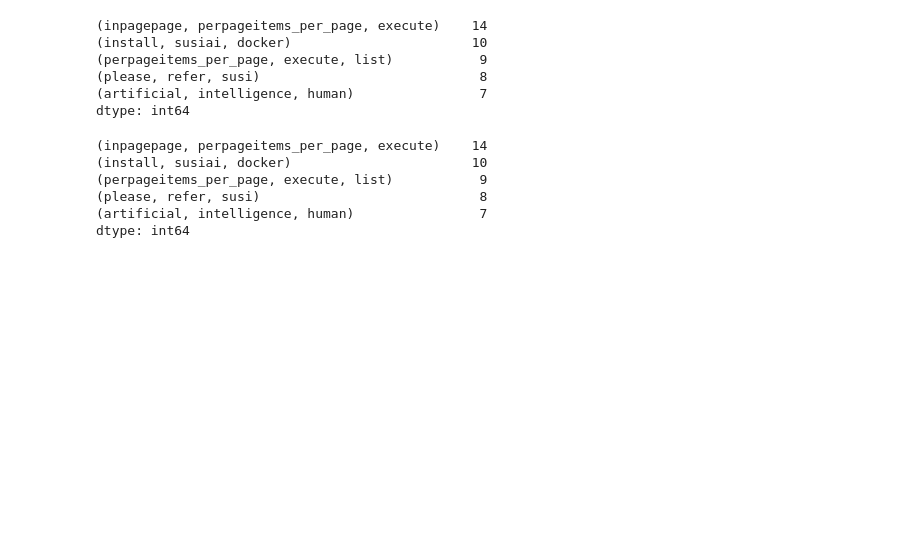
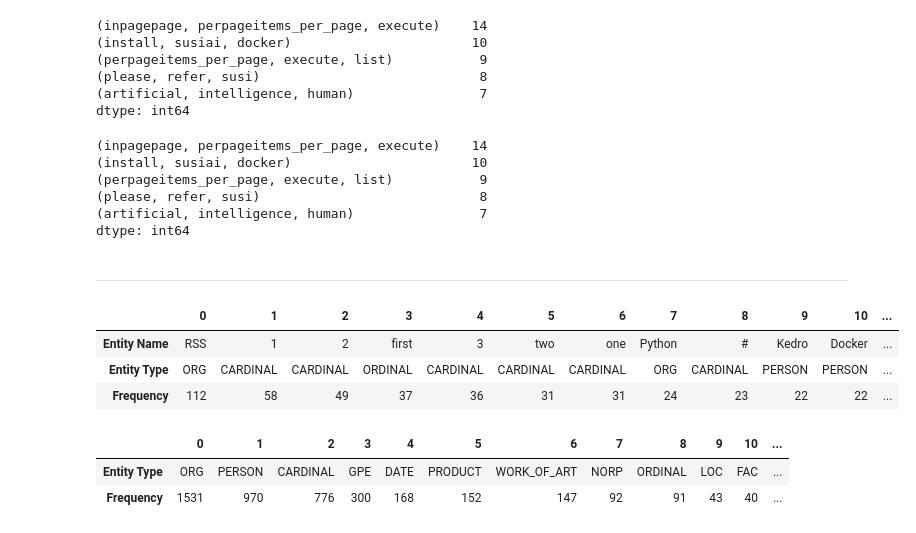
Before and after one commit to NLP-Darden-Project-Team-6/NLP-3, a Jupyter notebook: matt-explore.ipynb, the cells around one changed output. Saved outputs shown, nothing was run; the diff lists cells and outputs as text; code cells hidden in the pictures; blank space fills up the shorter version.

```diff
--- a/matt-explore.ipynb
+++ b/matt-explore.ipynb
@@ -400,3 +400,5 @@ top_20_java_trigrams.head()
 (please, refer, susi)                            8
 (artificial, intelligence, human)                7
 dtype: int64
+# %% [markdown]
+______________________________________________________________________________________________
@@ -402,0 +409,46 @@ dtype: int64
+# %%
+nlp = spacy.load('en_core_web_sm')
+# %%
+#Find the most frequent named entities in the corpus.
+named_entities = []
+for sentence in train.readme:
+    temp_entity_name = ''
+    temp_named_entity = None
+    sentence = nlp(sentence)
+    for word in sentence:
+        term = word.text
+        tag = word.ent_type_
+        if tag:
+            temp_entity_name = ' '.join([temp_entity_name, term]).strip()
+            temp_named_entity = (temp_entity_name, tag)
+        else:
+            if temp_named_entity:
+                named_entities.append(temp_named_entity)
+                temp_entity_name = ''
+                temp_named_entity = None
+
+entity_frame = pd.DataFrame(named_entities,
+                            columns=['Entity Name', 'Entity Type'])
+# %%
+#Transform and aggregate this data frame to find the top occuring entities and types.
+top_entities = (entity_frame.groupby(by=['Entity Name', 'Entity Type'])
+                           .size()
+                           .sort_values(ascending=False)
+                           .reset_index().rename(columns={0 : 'Frequency'}))
+top_entities.T.iloc[:,:15]
+# %% [output]
+|  | 0 | 1 | 2 | 3 | 4 | 5 | 6 | 7 | 8 | 9 | 10 | ... |
+| Entity Name | RSS | 1 | 2 | first | 3 | two | one | Python | # | Kedro | Docker | ... |
+| Entity Type | ORG | CARDINAL | CARDINAL | ORDINAL | CARDINAL | CARDINAL | CARDINAL | ORG | CARDINAL | PERSON | PERSON | ... |
+| Frequency | 112 | 58 | 49 | 37 | 36 | 31 | 31 | 24 | 23 | 22 | 22 | ... |
+# %%
+#Group by the entity types to get a sense of what types of entites occur most in our news corpus.
+top_entities = (entity_frame.groupby(by=['Entity Type'])
+                           .size()
+                           .sort_values(ascending=False)
+                           .reset_index().rename(columns={0 : 'Frequency'}))
+top_entities.T.iloc[:,:15]
+# %% [output]
+|  | 0 | 1 | 2 | 3 | 4 | 5 | 6 | 7 | 8 | 9 | 10 | ... |
+| Entity Type | ORG | PERSON | CARDINAL | GPE | DATE | PRODUCT | WORK_OF_ART | NORP | ORDINAL | LOC | FAC | ... |
+| Frequency | 1531 | 970 | 776 | 300 | 168 | 152 | 147 | 92 | 91 | 43 | 40 | ... |
```
Also changed, not shown: parts of 22 cells of this notebook.
